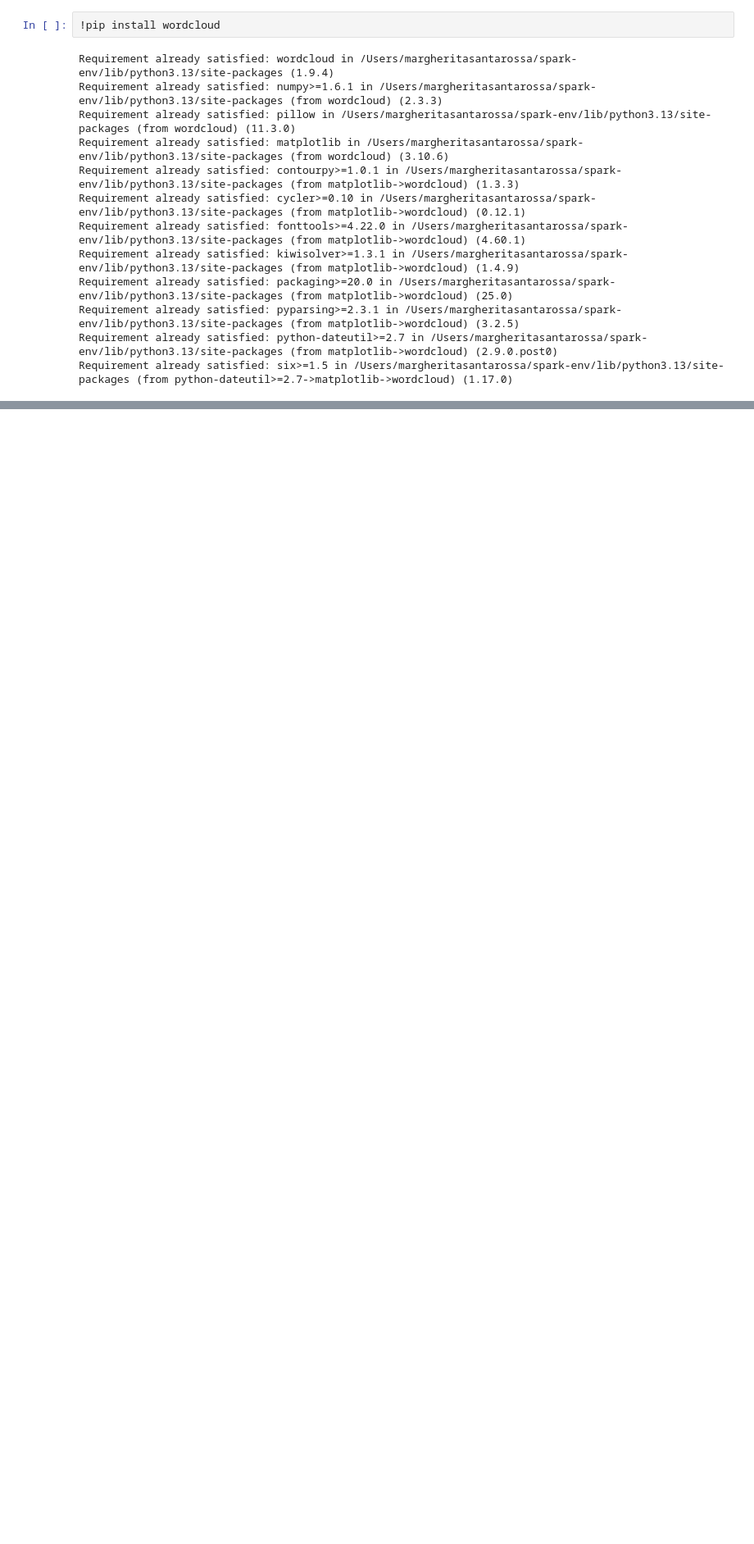
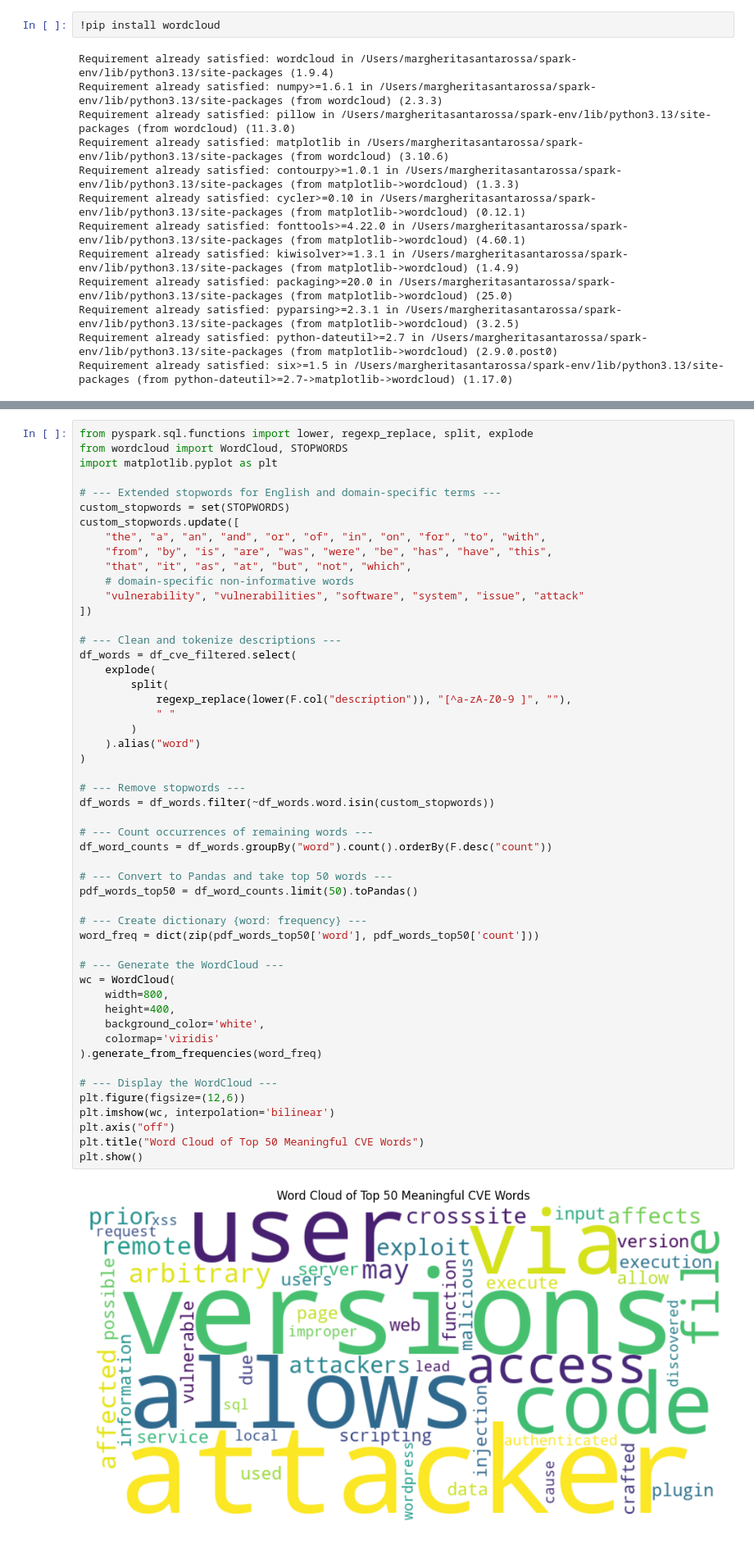
Before and after one commit to AlessandroBertelli/CVE, a Jupyter notebook: CVE.ipynb, the cells around one changed output, grey strips where cells are left out. Shown at 82% size. Cells and saved outputs as stored; diff of their text form; blank space fills up the shorter version.

```diff
--- a/CVE.ipynb
+++ b/CVE.ipynb
@@ -541,0 +493,53 @@ plt.show()
+# %%
+from pyspark.sql.functions import lower, regexp_replace, split, explode
+from wordcloud import WordCloud, STOPWORDS
+import matplotlib.pyplot as plt
+
+# --- Extended stopwords for English and domain-specific terms ---
+custom_stopwords = set(STOPWORDS)
+custom_stopwords.update([
+    "the", "a", "an", "and", "or", "of", "in", "on", "for", "to", "with",
+    "from", "by", "is", "are", "was", "were", "be", "has", "have", "this",
+    "that", "it", "as", "at", "but", "not", "which",
+    # domain-specific non-informative words
+    "vulnerability", "vulnerabilities", "software", "system", "issue", "attack"
+])
+
+# --- Clean and tokenize descriptions ---
+df_words = df_cve_filtered.select(
+    explode(
+        split(
+            regexp_replace(lower(F.col("description")), "[^a-zA-Z0-9 ]", ""),
+            " "
+        )
+    ).alias("word")
+)
+
+# --- Remove stopwords ---
+df_words = df_words.filter(~df_words.word.isin(custom_stopwords))
+
+# --- Count occurrences of remaining words ---
+df_word_counts = df_words.groupBy("word").count().orderBy(F.desc("count"))
+
+# --- Convert to Pandas and take top 50 words ---
+pdf_words_top50 = df_word_counts.limit(50).toPandas()
+
+# --- Create dictionary {word: frequency} ---
+word_freq = dict(zip(pdf_words_top50['word'], pdf_words_top50['count']))
+
+# --- Generate the WordCloud ---
+wc = WordCloud(
+    width=800,
+    height=400,
+    background_color='white',
+    colormap='viridis'
+).generate_from_frequencies(word_freq)
+
+# --- Display the WordCloud ---
+plt.figure(figsize=(12,6))
+plt.imshow(wc, interpolation='bilinear')
+plt.axis("off")
+plt.title("Word Cloud of Top 50 Meaningful CVE Words")
+plt.show()
+# %% [output]
+[figure, added]
```
Also changed, not shown: parts of 21 cells of this notebook.
